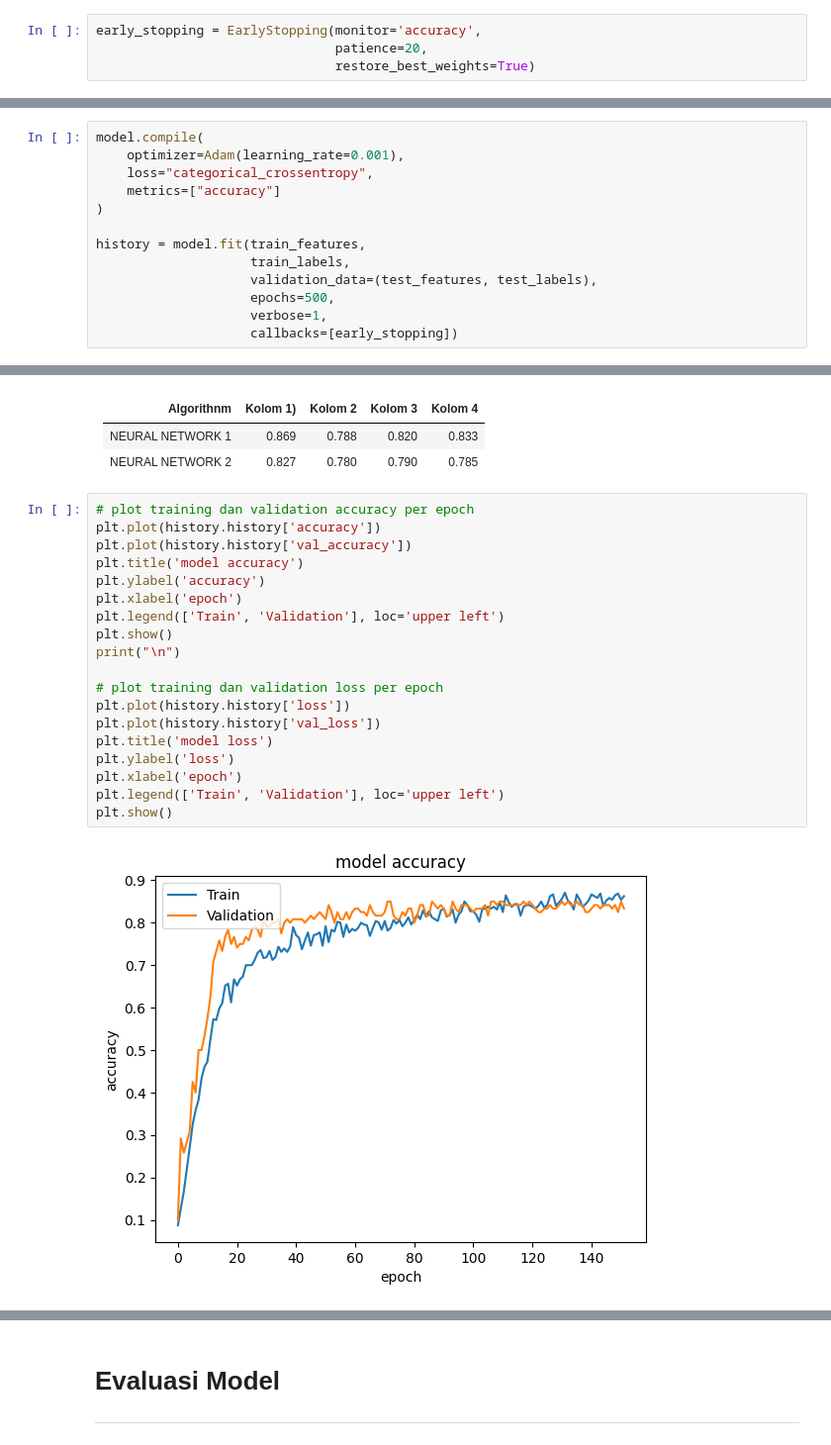
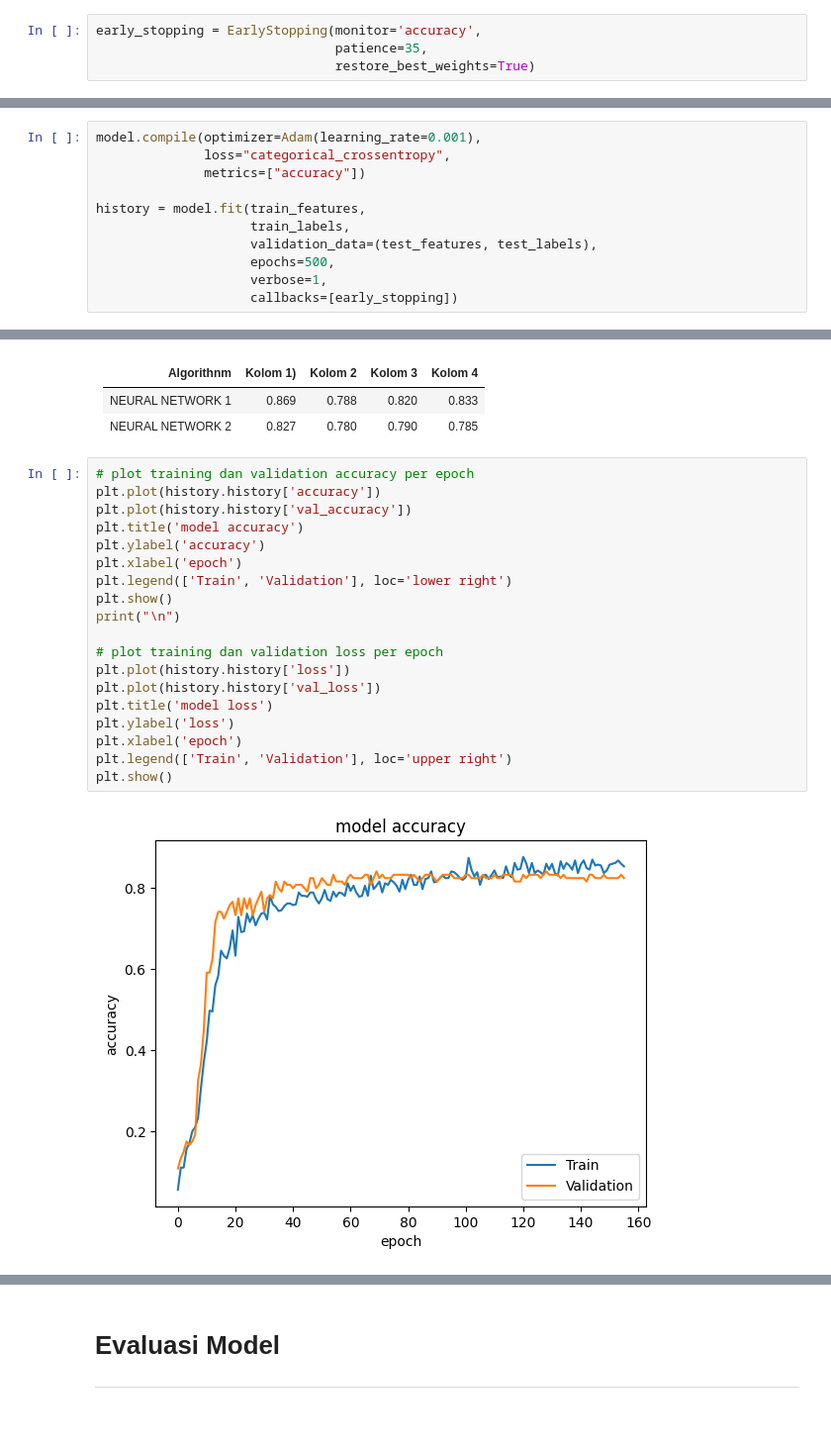
Before and after one commit to Hendry-N/Capstone_Bangkit, a Jupyter notebook: Model ML/Build Model.ipynb, the cells around one changed output, grey strips where cells are left out. Shown: that part at 99% size. Cells and saved outputs as stored; diff of their text form.

Commit message:
Pembaruan visualisasi data dan evaluasi prediksi model

```diff
--- a/Model ML/Build Model.ipynb
+++ b/Model ML/Build Model.ipynb
@@ -241,7 +239,7 @@ model = Sequential([
 Early stopping membantu mencegah overfitting dan menghasilkan model yang lebih baik dalam melakukan prediksi pada data baru yang belum pernah dilihat sebelumnya.
 # %%
 early_stopping = EarlyStopping(monitor='accuracy',
-                               patience=20,
+                               patience=35,
                                restore_best_weights=True)
 # %% [markdown]
 # **Compile dan Melatih Model**
@@ -251,11 +249,9 @@ early_stopping = EarlyStopping(monitor='accuracy',
 
 ---
 # %%
-model.compile(
-    optimizer=Adam(learning_rate=0.001),
-    loss="categorical_crossentropy",
-    metrics=["accuracy"]
-)
+model.compile(optimizer=Adam(learning_rate=0.001),
+              loss="categorical_crossentropy",
+              metrics=["accuracy"])
 
 history = model.fit(train_features,
                     train_labels,
@@ -322,21 +318,21 @@ _________________________________________________________________
 # %%
 # plot training dan validation accuracy per epoch
 plt.plot(history.history['accuracy'])
 plt.plot(history.history['val_accuracy'])
 plt.title('model accuracy')
 plt.ylabel('accuracy')
 plt.xlabel('epoch')
-plt.legend(['Train', 'Validation'], loc='upper left')
+plt.legend(['Train', 'Validation'], loc='lower right')
 plt.show()
 print("\n")
 
 # plot training dan validation loss per epoch
 plt.plot(history.history['loss'])
 plt.plot(history.history['val_loss'])
 plt.title('model loss')
 plt.ylabel('loss')
 plt.xlabel('epoch')
-plt.legend(['Train', 'Validation'], loc='upper left')
+plt.legend(['Train', 'Validation'], loc='upper right')
 plt.show()
 # %% [output]
-[figure, old version]
+[figure, new version]
```
Also changed, not shown: parts of 12 cells of this notebook.
